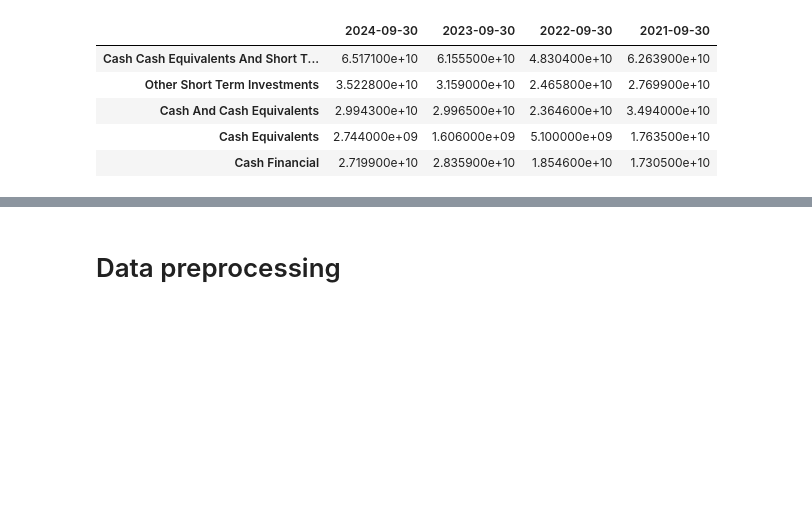
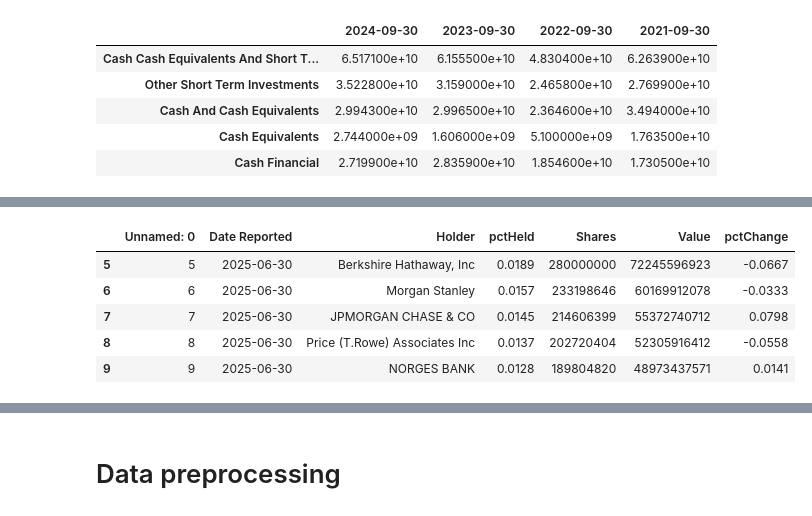
Before and after one commit to DawidK4/BSEPrediction, a Jupyter notebook: AAPL/aapl_prediction.ipynb, the cells around one changed output, grey strips where cells are left out. Cells and saved outputs as stored; diff of their text form; code cells hidden in the pictures; blank space fills up the shorter version.

```diff
--- a/AAPL/aapl_prediction.ipynb
+++ b/AAPL/aapl_prediction.ipynb
@@ -169,0 +281,9 @@ balance_sheet.tail()
+# %%
+institutional_holders.tail()
+# %% [output]
+|  | Unnamed: 0 | Date Reported | Holder | pctHeld | Shares | Value | pctChange |
+| 5 | 5 | 2025-06-30 | Berkshire Hathaway, Inc | 0.0189 | 280000000 | 72245596923 | -0.0667 |
+| 6 | 6 | 2025-06-30 | Morgan Stanley | 0.0157 | 233198646 | 60169912078 | -0.0333 |
+| 7 | 7 | 2025-06-30 | JPMORGAN CHASE & CO | 0.0145 | 214606399 | 55372740712 | 0.0798 |
+| 8 | 8 | 2025-06-30 | Price (T.Rowe) Associates Inc | 0.0137 | 202720404 | 52305916412 | -0.0558 |
+| 9 | 9 | 2025-06-30 | NORGES BANK | 0.0128 | 189804820 | 48973437571 | 0.0141 |
```
Also changed, not shown: parts of 22 cells of this notebook.
